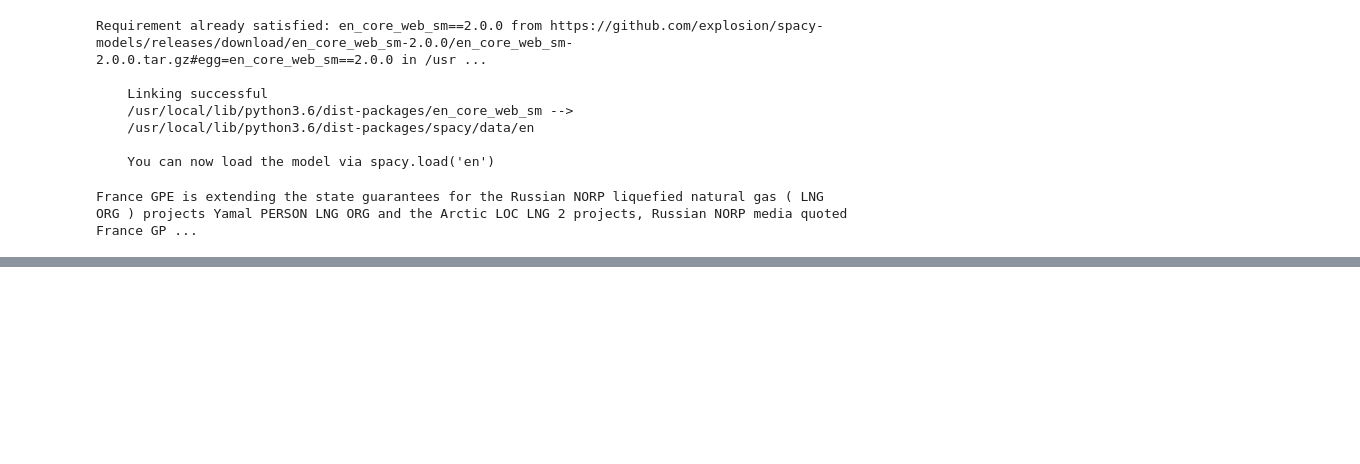
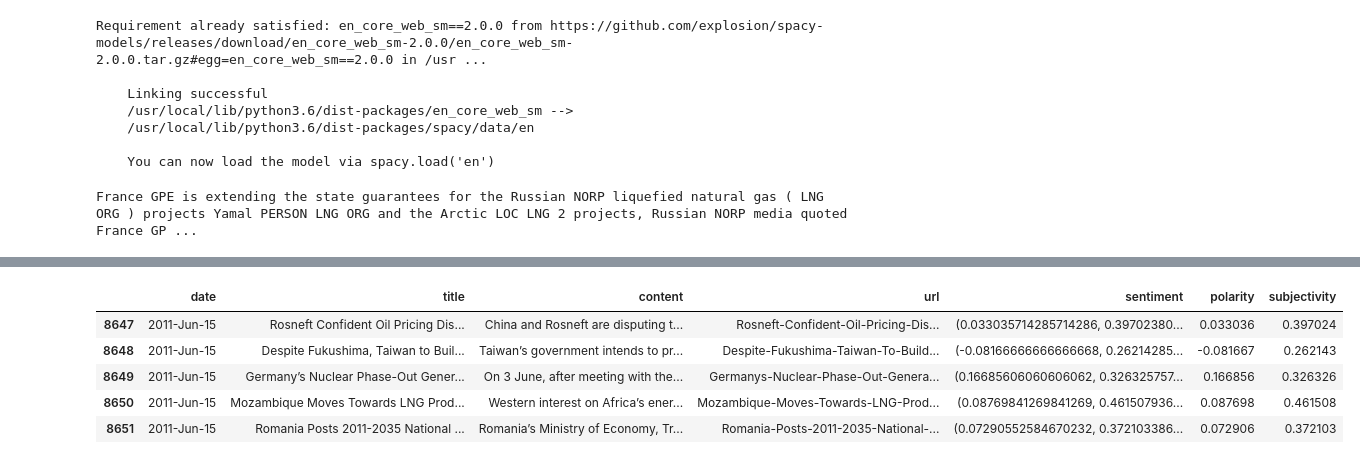
Before and after one commit to amun83/Financial-Data-Science, a Jupyter notebook: FD104_Text_Mining_OilPrice_com_News_Articles_Step_II.ipynb, the cells around one changed output, grey strips where cells are left out. Saved outputs shown, nothing was run; the diff lists cells and outputs as text; code cells hidden in the pictures; blank space fills up the shorter version.

```diff
--- a/FD104_Text_Mining_OilPrice_com_News_Articles_Step_II.ipynb
+++ b/FD104_Text_Mining_OilPrice_com_News_Articles_Step_II.ipynb
@@ -190,0 +219,9 @@ France GPE is extending the state guarantees for the Russian NORP liquefied natu
+# %%
+df_news[-5:]
+# %% [output]
+|  | date | title | content | url | sentiment | polarity | subjectivity |
+| 8647 | 2011-Jun-15 | Rosneft Confident Oil Pricing Dis... | China and Rosneft are disputing t... | Rosneft-Confident-Oil-Pricing-Dis... | (0.033035714285714286, 0.39702380... | 0.033036 | 0.397024 |
+| 8648 | 2011-Jun-15 | Despite Fukushima, Taiwan to Buil... | Taiwan’s government intends to pr... | Despite-Fukushima-Taiwan-To-Build... | (-0.08166666666666668, 0.26214285... | -0.081667 | 0.262143 |
+| 8649 | 2011-Jun-15 | Germany’s Nuclear Phase-Out Gener... | On 3 June, after meeting with the... | Germanys-Nuclear-Phase-Out-Genera... | (0.16685606060606062, 0.326325757... | 0.166856 | 0.326326 |
+| 8650 | 2011-Jun-15 | Mozambique Moves Towards LNG Prod... | Western interest on Africa’s ener... | Mozambique-Moves-Towards-LNG-Prod... | (0.08769841269841269, 0.461507936... | 0.087698 | 0.461508 |
+| 8651 | 2011-Jun-15 | Romania Posts 2011-2035 National ... | Romania’s Ministry of Economy, Tr... | Romania-Posts-2011-2035-National-... | (0.07290552584670232, 0.372103386... | 0.072906 | 0.372103 |
```
Also changed, not shown: parts of 7 cells of this notebook.
